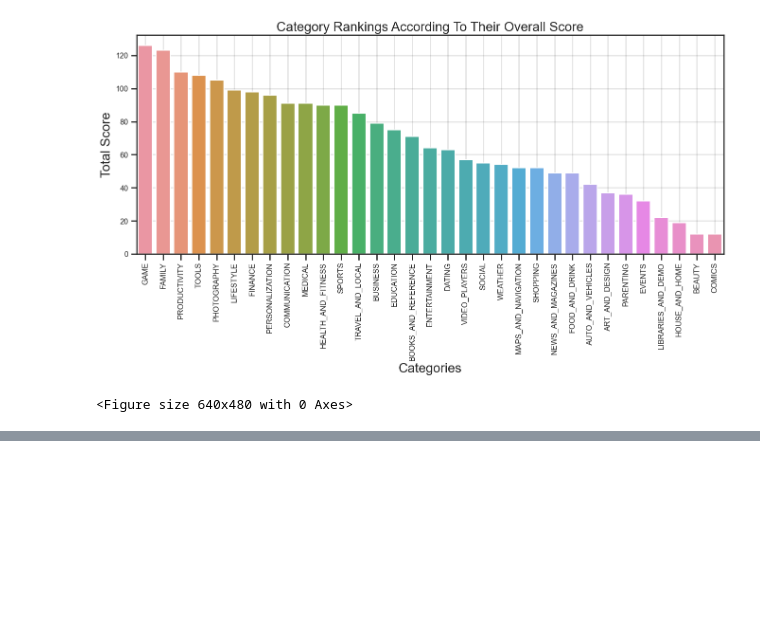
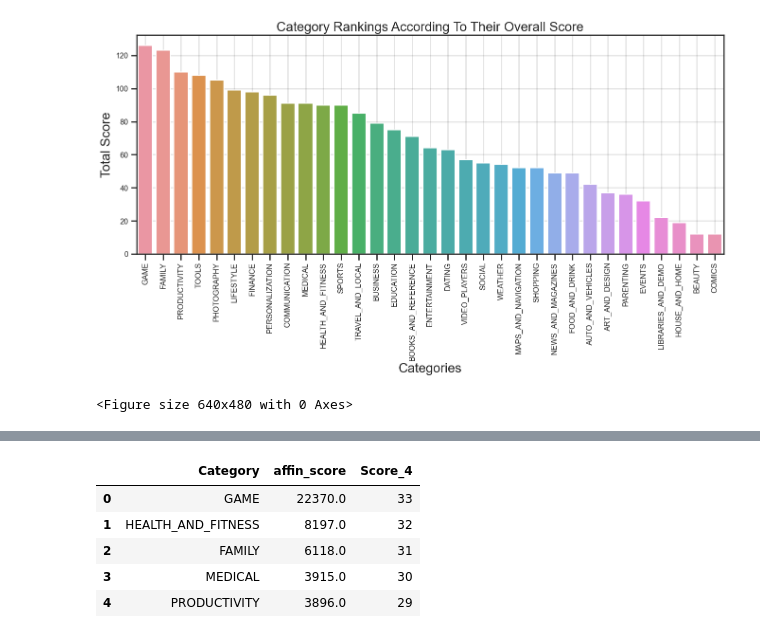
Before and after one commit to shalabajza/Develhope_Project_v2_team-2, a Jupyter notebook: Presentation/category_score.ipynb, the cells around one changed output, grey strips where cells are left out. Saved outputs shown, nothing was run; the diff lists cells and outputs as text; code cells hidden in the pictures; blank space fills up the shorter version.

```diff
--- a/Presentation/category_score.ipynb
+++ b/Presentation/category_score.ipynb
@@ -252,0 +268,9 @@ plt.clf()
+# %%
+df_sentiment.head()
+# %% [output]
+|  | Category | affin_score | Score_4 |
+| 0 | GAME | 22370.0 | 33 |
+| 1 | HEALTH_AND_FITNESS | 8197.0 | 32 |
+| 2 | FAMILY | 6118.0 | 31 |
+| 3 | MEDICAL | 3915.0 | 30 |
+| 4 | PRODUCTIVITY | 3896.0 | 29 |
```
Also changed, not shown: parts of 2 cells of this notebook, 5 other files.
